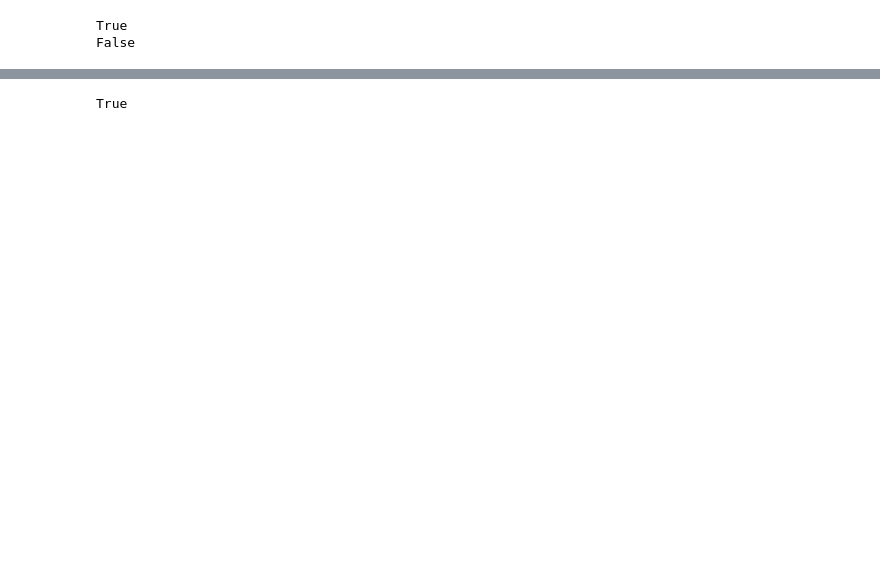
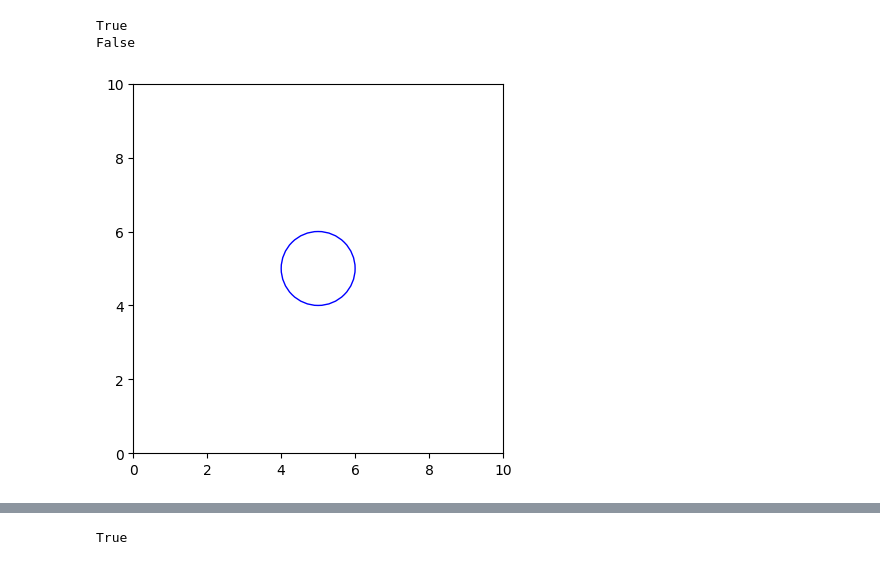
Before and after one commit to koop46/Python_Alejandro_Martinez, a Jupyter notebook: Labs/Lab3/classes.ipynb, the cells around one changed output, grey strips where cells are left out. Cells and saved outputs as stored; diff of their text form; code cells hidden in the pictures; blank space fills up the shorter version.

```diff
--- a/Labs/Lab3/classes.ipynb
+++ b/Labs/Lab3/classes.ipynb
@@ -12,7 +3,13 @@ cube = Cube(x=0, y=0, z=0, side=1)
 # %%
+cirkel1 = Circle(x=0, y=0, radius=1)
+cirkel2 = Circle(x=1, y=1, radius=2)
+
 print(cirkel1.is_inside(0.5,0.5))
 cirkel1.translate(5,5)
 print(cirkel1.is_inside(0.5,0.5))
+
+cirkel1.draw_figure()
 # %% [output]
 True
 False
+[figure, added]
```
Also changed, not shown: parts of 4 cells of this notebook.
